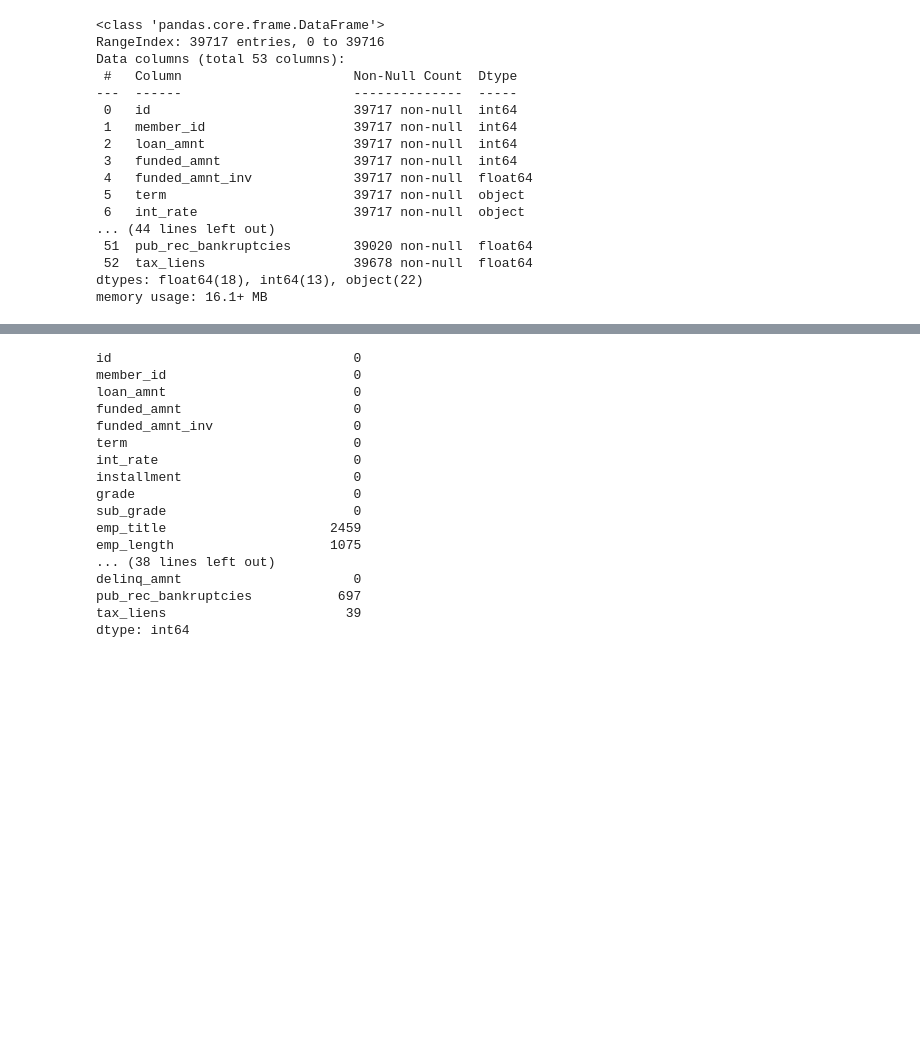
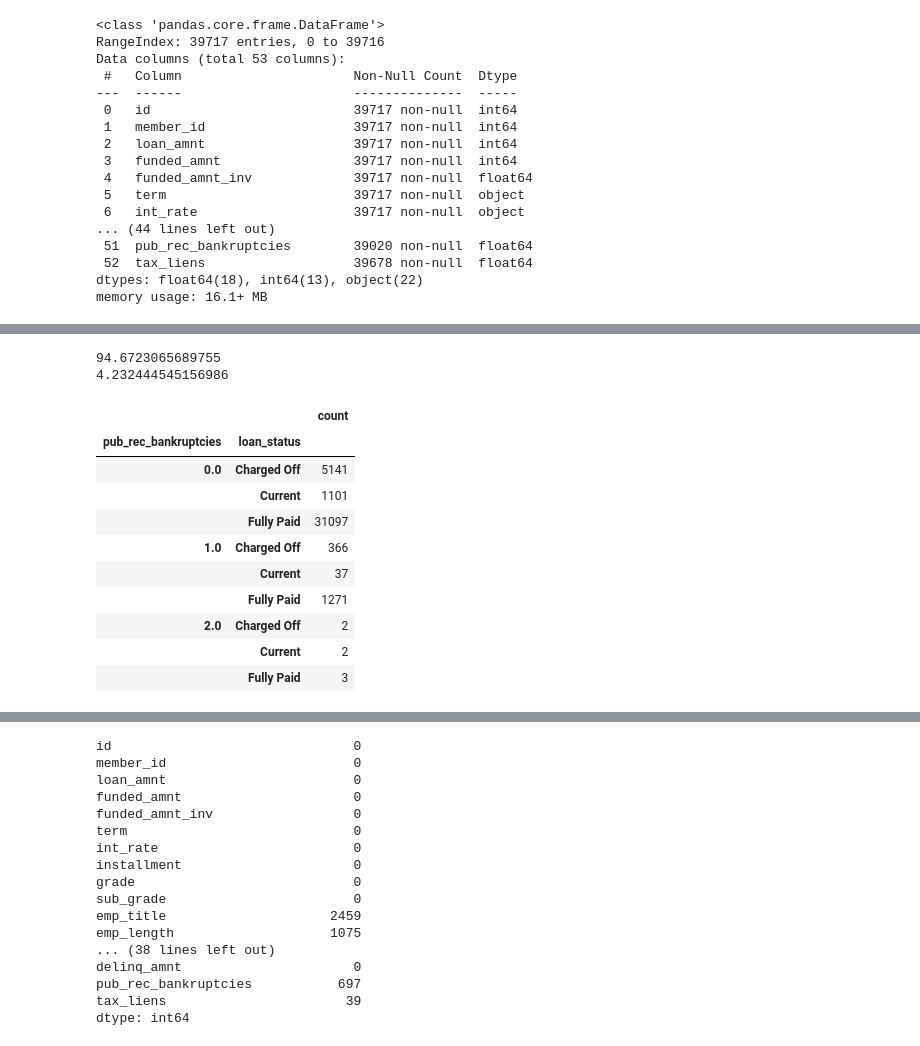
Before and after one commit to KRISHS68/Lending-Club-CS, a Jupyter notebook: LendingClub.ipynb, the cells around one changed output, grey strips where cells are left out. Cells and saved outputs as stored; diff of their text form; code cells hidden in the pictures; blank space fills up the shorter version.

```diff
--- a/LendingClub.ipynb
+++ b/LendingClub.ipynb
@@ -42,0 +63,23 @@ memory usage: 16.1+ MB
+# %%
+#Public records - This variable is correlated to charged-off rates. But, it's value is low. Most of the cases it has zeroes. 94% 0's are presented.
+# 0 public records has a strong indicator that he has greater chances to pay off the debt
+
+print(len(loans[loans['pub_rec']==0])/len(loans)*100)
+
+print(len(loans[loans['pub_rec_bankruptcies']>0])/len(loans)*100)
+
+loans.groupby(['pub_rec_bankruptcies','loan_status']).loan_amnt.agg(["count"]).sort_values(['pub_rec_bankruptcies'],ascending=True)
+# %% [output]
+94.6723065689755
+4.232444545156986
+|  |  | count |
+| pub_rec_bankruptcies | loan_status |  |
+| 0.0 | Charged Off | 5141 |
+|  | Current | 1101 |
+|  | Fully Paid | 31097 |
+| 1.0 | Charged Off | 366 |
+|  | Current | 37 |
+|  | Fully Paid | 1271 |
+| 2.0 | Charged Off | 2 |
+|  | Current | 2 |
+|  | Fully Paid | 3 |
```
Also changed, not shown: parts of 5 cells of this notebook.
